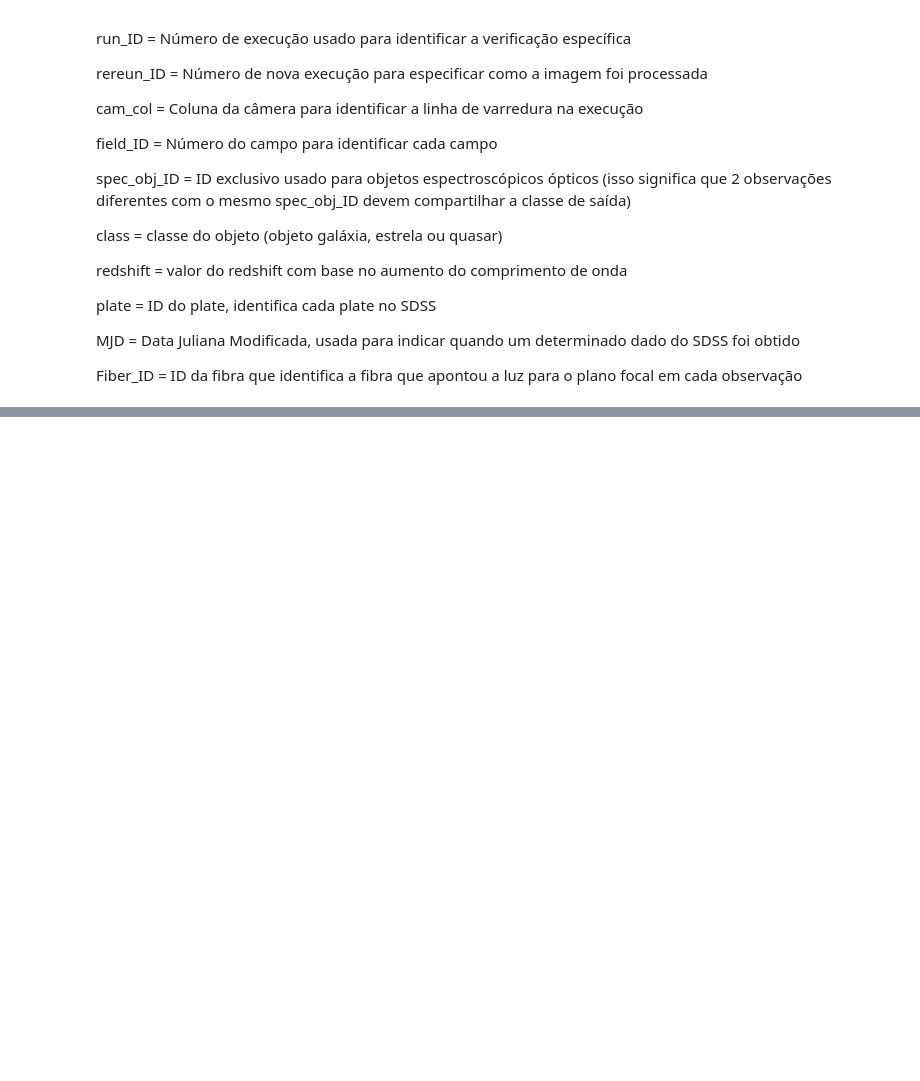
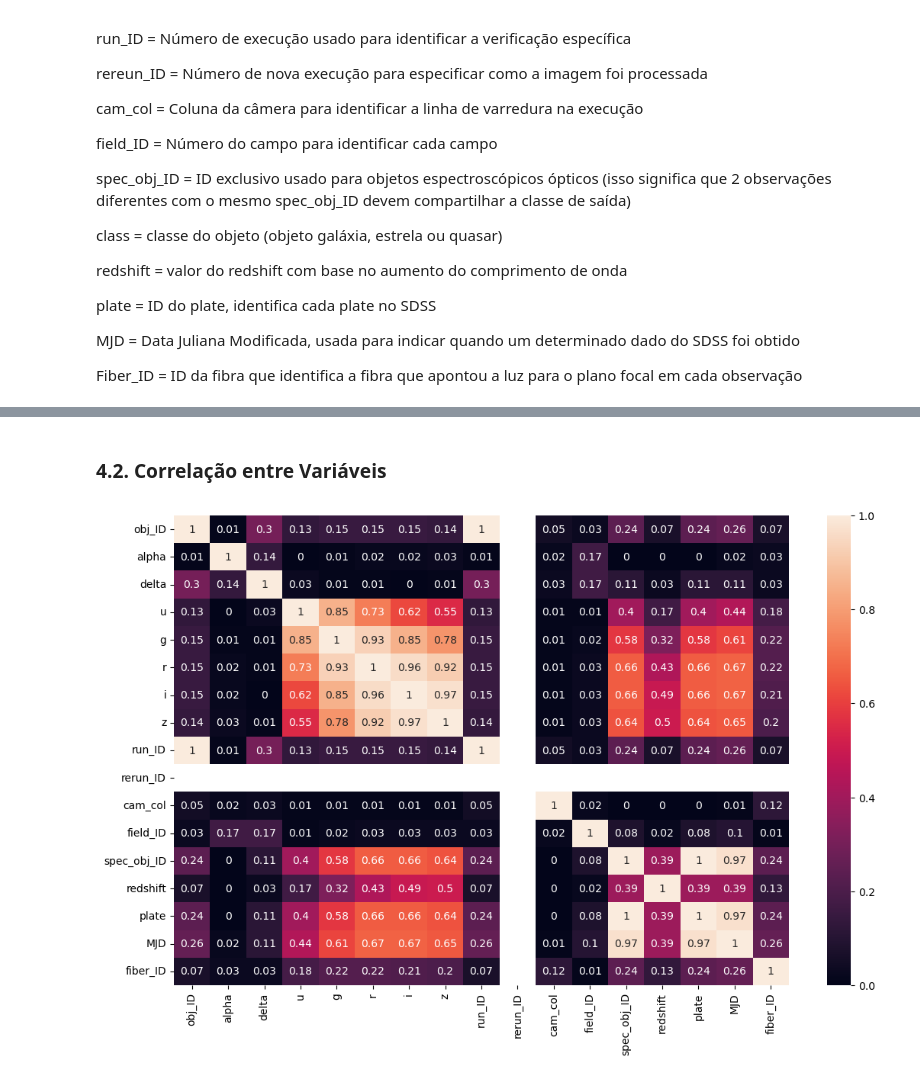
Before and after one commit to saulorcj/disciplina-aprendizado-maquina, a Jupyter notebook: stellar.ipynb, the cells around one changed output, grey strips where cells are left out. Saved outputs shown, nothing was run; the diff lists cells and outputs as text; code cells hidden in the pictures; blank space fills up the shorter version.

```diff
--- a/stellar.ipynb
+++ b/stellar.ipynb
@@ -176,0 +167,13 @@ Name: QSO, dtype: float64
+# %% [markdown]
+### 4.2. Correlação entre Variáveis
+# %%
+plt.figure(figsize=(13, 8))
+
+sns.heatmap(
+    df_aed.drop(["class", "GALAXY", "QSO", "STAR"], axis=1).corr().abs().round(2),
+    vmin=0, vmax=1, annot=True
+)
+
+plt.show()
+# %% [output]
+[figure, added]
```
Also changed, not shown: parts of 34 cells of this notebook.
